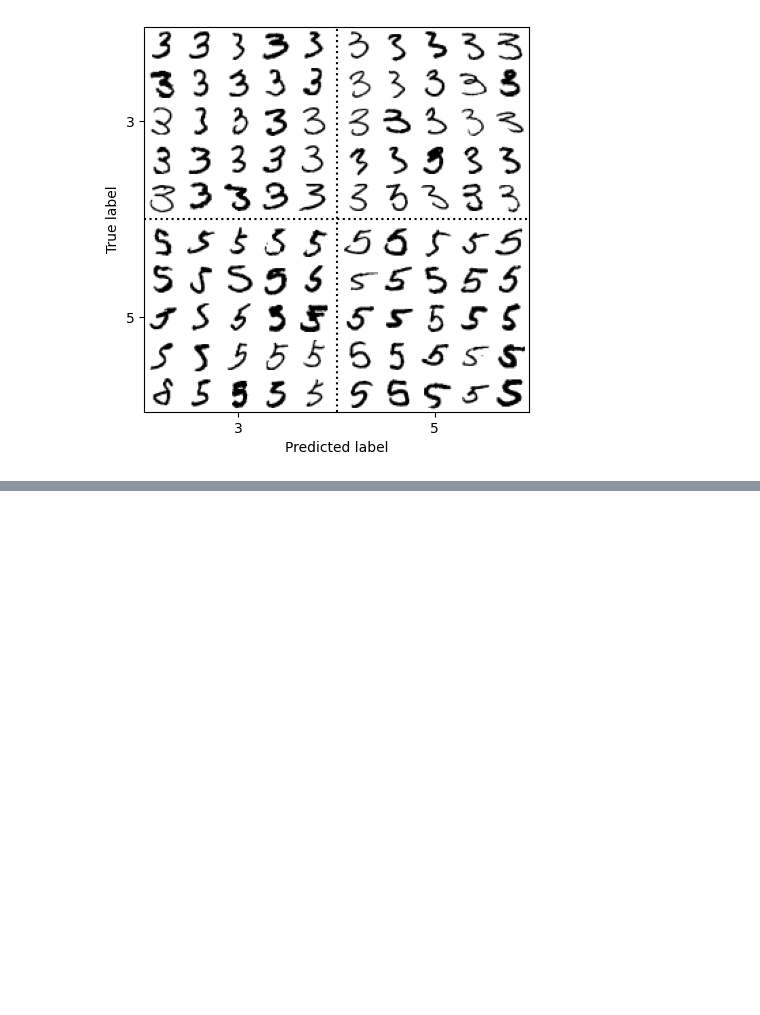
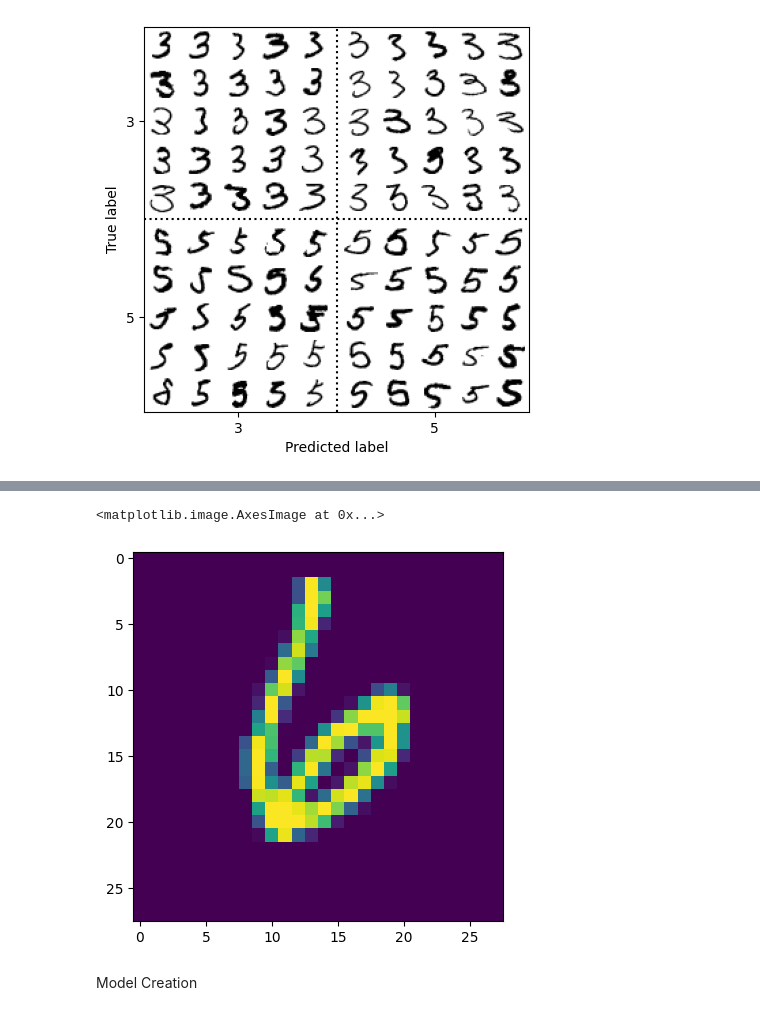
Before and after one commit to Kristianerik/MNSIT-Digit-Recognizer, a Jupyter notebook: MNIST-Digit-Recognizer.ipynb, the cells around one changed output, grey strips where cells are left out. Drawn from its saved outputs; the diff is of its cells as text; code cells hidden in the pictures; blank space fills up the shorter version.

```diff
--- a/MNIST-Digit-Recognizer.ipynb
+++ b/MNIST-Digit-Recognizer.ipynb
@@ -427,0 +503,20 @@ Images count for label 1,1: 168
+# %%
+X_train = X_train / 255.0
+test = test / 255.0
+# %%
+X_train = X_train.reshape(-1, 28, 28, 1)
+test = test.reshape(-1, 28, 28, 1)
+# %%
+Y_train = to_categorical(Y_train, num_classes = 10)
+# %%
+from sklearn.model_selection import train_test_split
+
+X_train, X_temp, y_train, y_temp = train_test_split(X_train, Y_train, test_size=0.2, random_state=42)
+X_val, X_test, y_val, y_test = train_test_split(X_temp, y_temp, test_size=0.5, random_state=42)
+# %%
+plt.imshow(X_train[0][:,:,0])
+# %% [output]
+<matplotlib.image.AxesImage at 0x...>
+[figure, added]
+# %% [markdown]
+Model Creation
```
Also changed, not shown: parts of 23 cells of this notebook, 1 other file.
